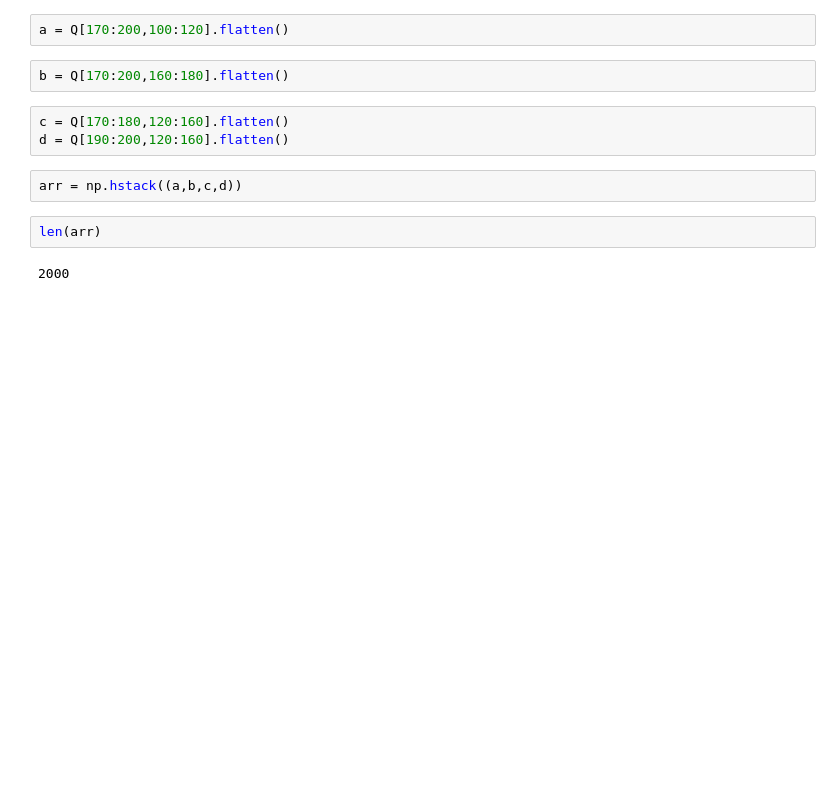
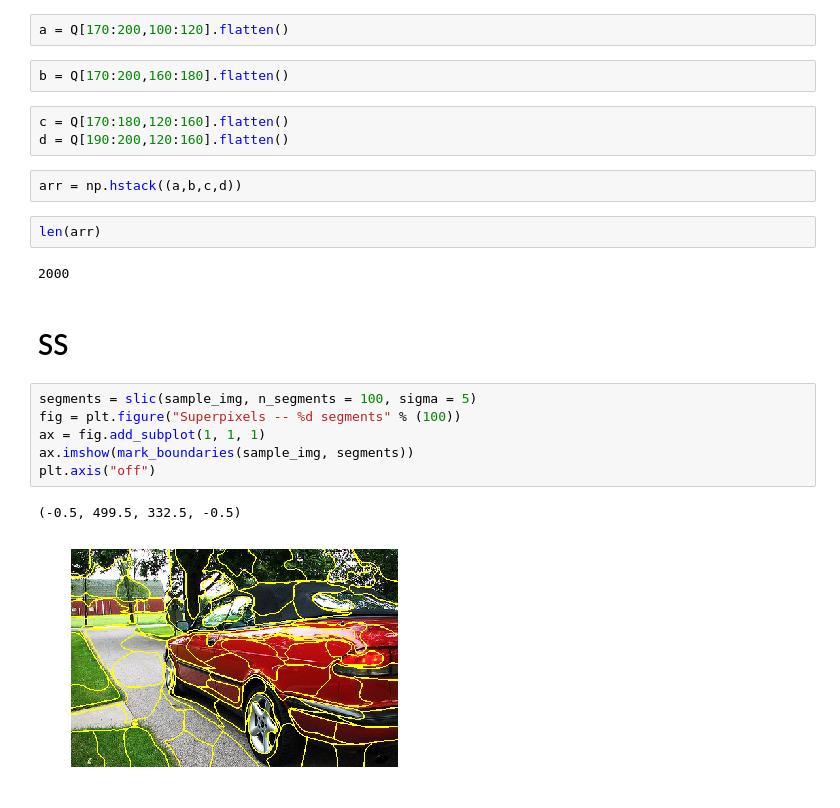
Before and after one commit to Prathyusha-Akundi/Measuring_Objectness, a Jupyter notebook: Project_code_Prathyusha.ipynb, the cells around one changed output. Drawn from its saved outputs; the diff is of its cells as text; blank space fills up the shorter version.

```diff
--- a/Project_code_Prathyusha.ipynb
+++ b/Project_code_Prathyusha.ipynb
@@ -532,3 +525,14 @@ arr = np.hstack((a,b,c,d))
 len(arr)
 # %% [output]
 2000
+# %% [markdown]
+# SS
+# %%
+segments = slic(sample_img, n_segments = 100, sigma = 5)
+fig = plt.figure("Superpixels -- %d segments" % (100))
+ax = fig.add_subplot(1, 1, 1)
+ax.imshow(mark_boundaries(sample_img, segments))
+plt.axis("off")
+# %% [output]
+(-0.5, 499.5, 332.5, -0.5)
+[figure, added]
```
Also changed, not shown: parts of 15 cells of this notebook.
